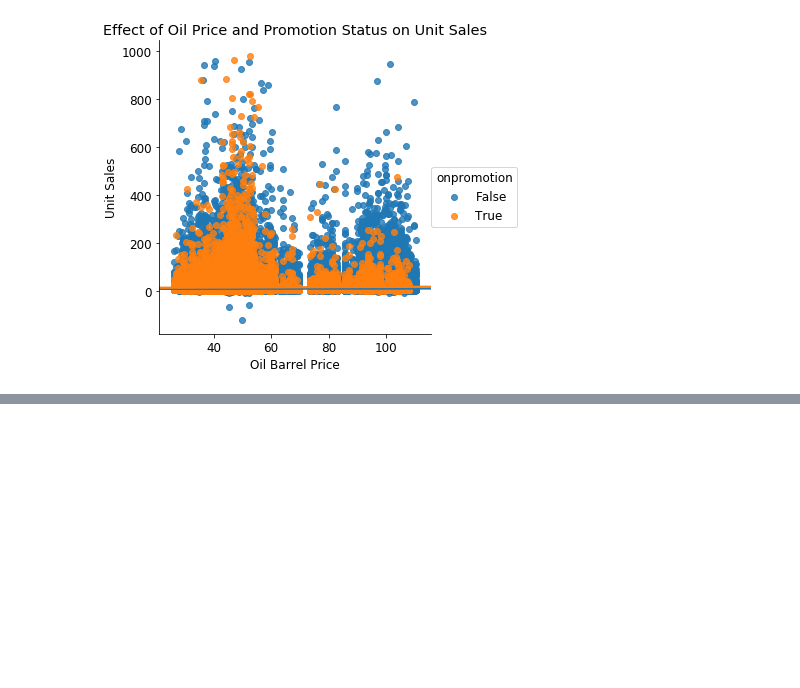
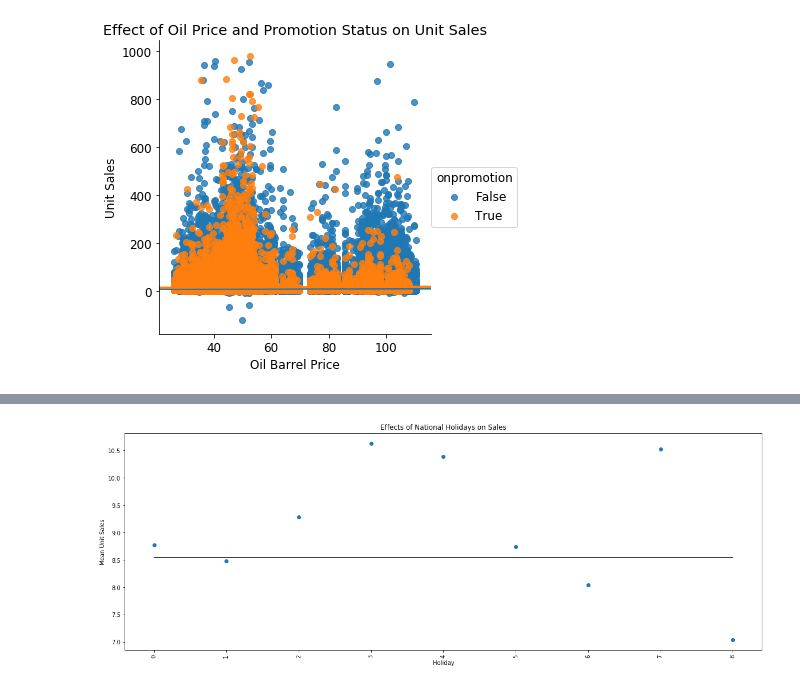
Before and after one commit to erstrong/FavoritaGrocery, a Jupyter notebook: Part2-EDA/Exploratory Data Analysis.ipynb, the cells around one changed output, grey strips where cells are left out. Cells and saved outputs as stored; diff of their text form; code cells hidden in the pictures; blank space fills up the shorter version.

```diff
--- a/Part2-EDA/Exploratory Data Analysis.ipynb
+++ b/Part2-EDA/Exploratory Data Analysis.ipynb
@@ -858,0 +987,17 @@ plt.show()
+# %%
+temp_nh = unitsales[unitsales['holidaytype_n']=='Holiday']
+
+temp2_nh = pd.DataFrame({'mean' : temp_nh.groupby('description_n')['unit_sales'].mean()}).reset_index()
+temp2_nh['reference'] = unitsales.unit_sales.mean()
+
+plt.close('all')
+plt.figure(figsize=(20,7))
+plt.scatter(temp2_nh.index.values, temp2_nh['mean'])
+plt.plot(temp2_nh.index.values, temp2_nh['reference'], color='k')
+plt.xticks(rotation='vertical')
+plt.title('Effects of National Holidays on Sales')
+plt.xlabel('Holiday')
+plt.ylabel('Mean Unit Sales')
+plt.show()
+# %% [output]
+[figure, added]
```
Also changed, not shown: parts of 27 cells of this notebook, 2 other files.
